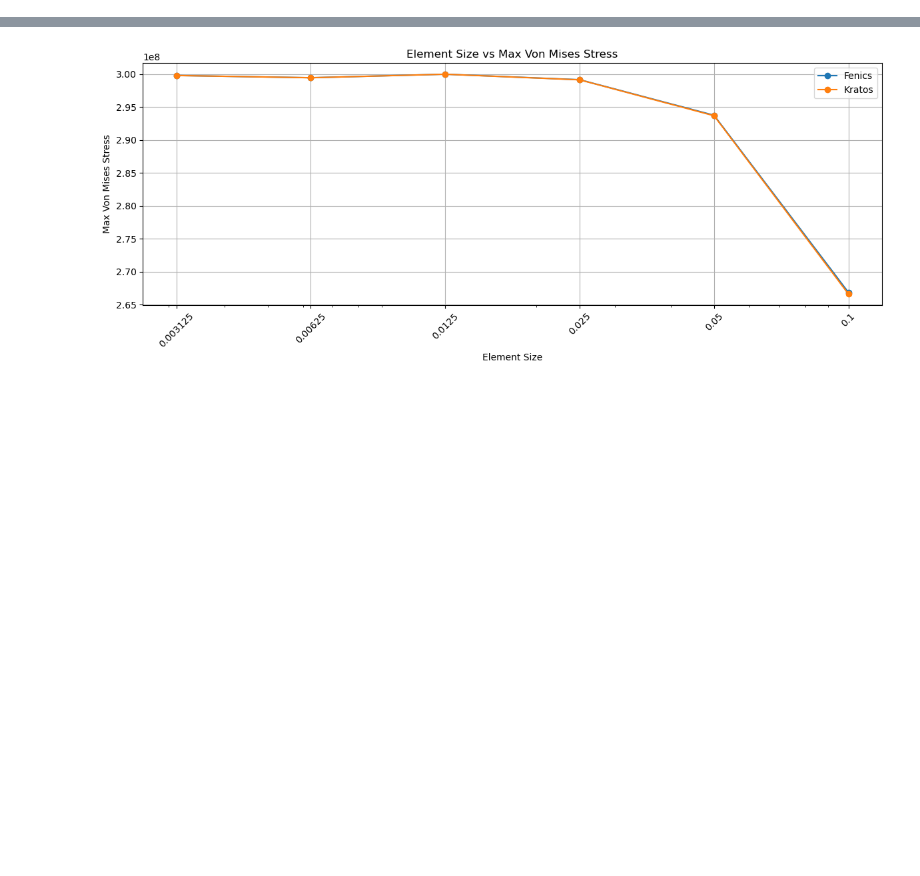
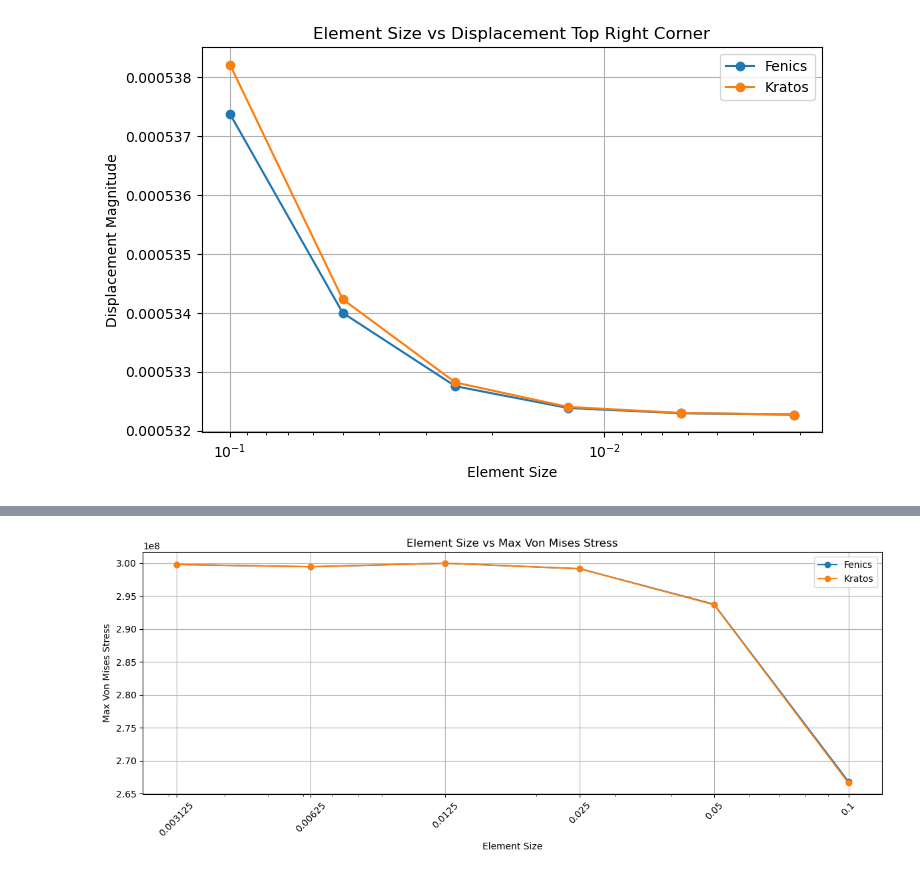
Before and after one commit to Simulation-Benchmarks/linear-elastic-plate-with-hole, a Jupyter notebook: notebooks/RoCrate.ipynb, the cells around one changed output, grey strips where cells are left out. Saved outputs shown, nothing was run; the diff lists cells and outputs as text; code cells hidden in the pictures; blank space fills up the shorter version.

```diff
--- a/notebooks/RoCrate.ipynb
+++ b/notebooks/RoCrate.ipynb
@@ -88,3 +76,57 @@ result =  (df[df["isoparametric_element_degree"] == "1"].drop(columns=["isoparam
+# %%
+
+parameters = ["element_size", "isoparametric_element_degree"]
+metrics = ["displacement_top_right_corner"]
+
+query_string = analyzer.build_dynamic_rohub_query(parameters, metrics, named_graphs.values())
+
+df = rohub.query_sparql_endpoint(query_string, endpoint_url=rohub.settings.SPARQL_ENDPOINT)
+df =  (df[df["isoparametric_element_degree"] == "1"].drop(columns=["isoparametric_element_degree"]))
+
+import pandas as pd
+import numpy as np
+import matplotlib.pyplot as plt
+
+# Split into x and y components
+df[["disp_x", "disp_y"]] = (
+    df["displacement_top_right_corner"]
+    .str.split(",", expand=True)
+    .astype(float)
+)
+
+# Compute displacement magnitude
+df["disp_mag"] = np.sqrt(
+    df["disp_x"]**2 +
+    df["disp_y"]**2
+)
+
+# Ensure element_size is numeric
+df["element_size"] = pd.to_numeric(df["element_size"])
+
+# Plot
+plt.figure(figsize=(8, 5))
+
+for tool, group in df.groupby("tool_name"):
+    group = group.sort_values("element_size")
+
+    plt.plot(
+        group["element_size"],
+        group["disp_mag"],
+        marker="o",
+        label=tool
+    )
+
+plt.xscale("log")
+plt.gca().invert_xaxis()
+
+plt.xlabel("Element Size")
+plt.ylabel("Displacement Magnitude")
+plt.title("Element Size vs Displacement Top Right Corner")
+plt.grid(True)
+plt.legend()
+plt.show()
+# %% [output]
+[figure, added]
 # %%
 parameters = ["element_size", "isoparametric_element_degree"]
 metrics = ["number_of_dofs"]
```
Also changed, not shown: parts of 5 cells of this notebook.
